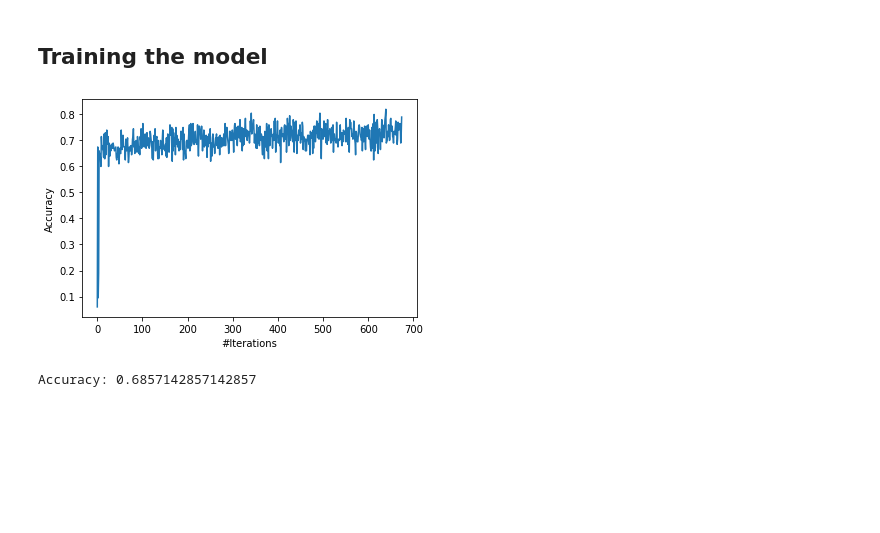
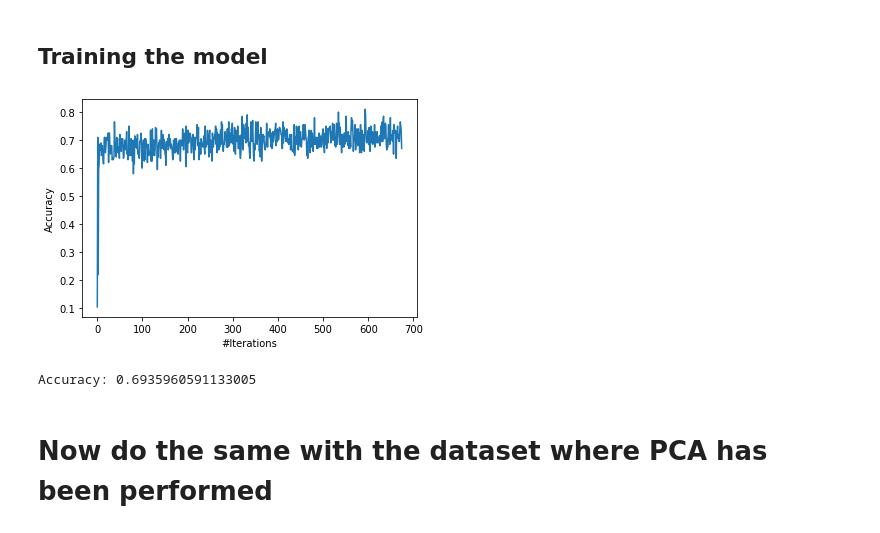
Before and after one commit to lusxvr/cogs118b_finalProject, a Jupyter notebook: NN.ipynb, the cells around one changed output. Saved outputs shown, nothing was run; the diff lists cells and outputs as text; code cells hidden in the pictures; blank space fills up the shorter version.

```diff
--- a/NN.ipynb
+++ b/NN.ipynb
@@ -60,12 +56,10 @@ img_perm = np.reshape(img_perm, (num_images, dim, dim, 1)) # Shape: (#images, di
 
 # Training data
 train_labels = labels[:split_index]
-train_imgs = img_perm[:split_index]
-torch_train_imgs = train_imgs.transpose((0, 3, 1, 2))
+train_imgs = img_perm[:split_index].transpose((0, 3, 1, 2))
 
 test_labels = labels[split_index:]
-test_imgs = img_perm[split_index:]
-torch_test_imgs = test_imgs.transpose((0, 3, 1, 2))
+test_imgs = img_perm[split_index:].transpose((0, 3, 1, 2))
 # %% [markdown]
 ## Constructing the neuronal network
 # %%
@@ -158,13 +152,15 @@ def test(tdata, tlabel, net):
 ## Training the model
 # %%
 net = Net().cuda()
-_, acc = train(torch_train_imgs, train_labels, net, net.parameters())
+_, acc = train(train_imgs, train_labels, net, net.parameters())
 ax = range(len(acc))
 plt.plot(ax, acc)
 plt.xlabel('#Iterations')
 plt.ylabel('Accuracy')
 plt.show()
-print('Accuracy: {}'.format(test(torch_test_imgs, test_labels, net)))
+print('Accuracy: {}'.format(test(test_imgs, test_labels, net)))
 # %% [output]
-[figure, old version]
+[figure, new version]
-Accuracy: 0.6857142857142857
+Accuracy: 0.6935960591133005
+# %% [markdown]
+# Now do the same with the dataset where PCA has been performed
```
Also changed, not shown: parts of 4 cells of this notebook.
